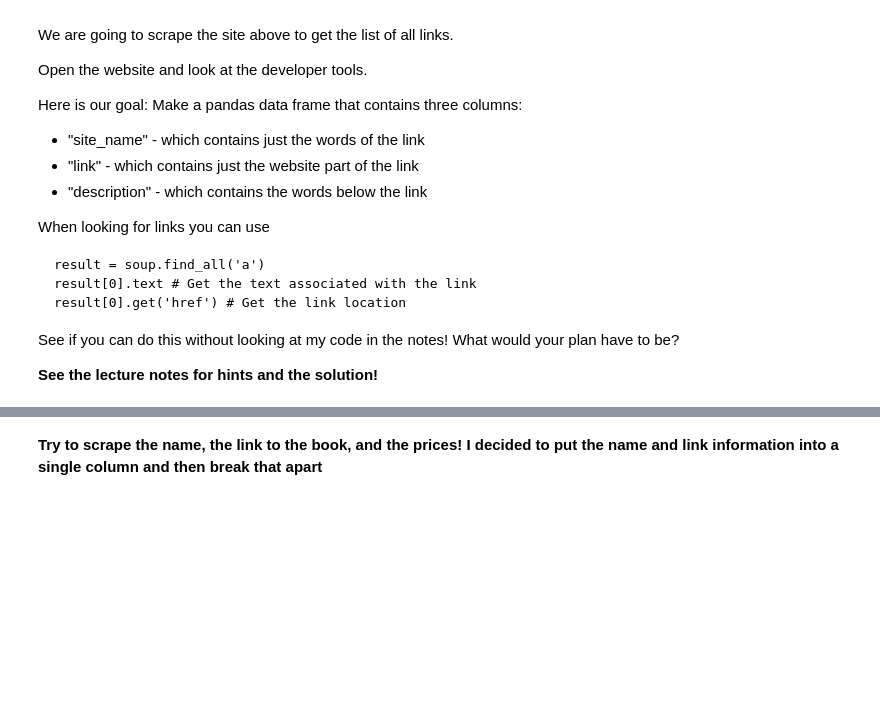
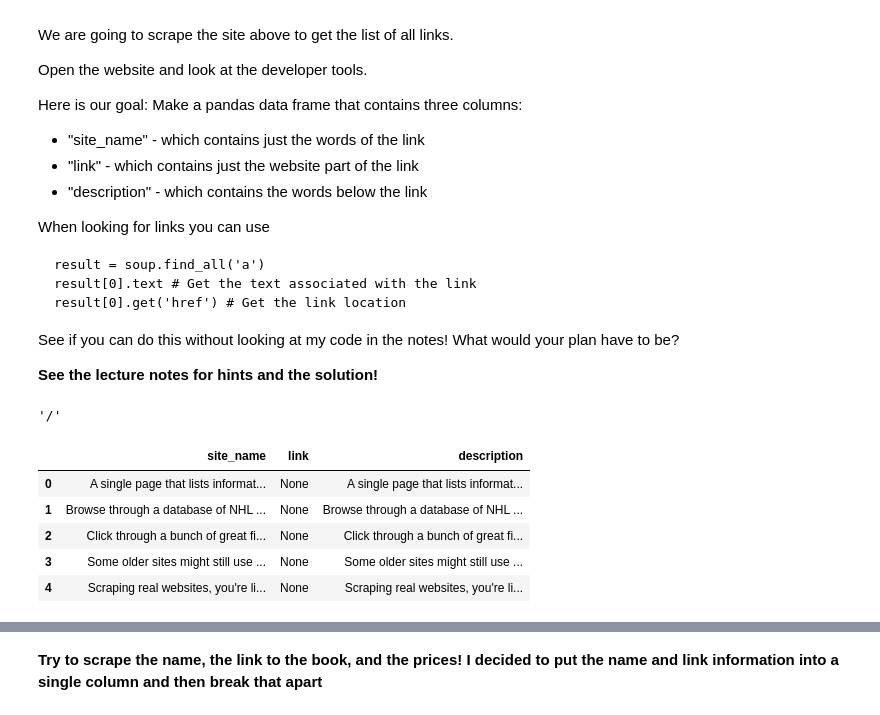
Before and after one commit to jfanshawe2/Day12, a Jupyter notebook: Day12-HW.ipynb, the cells around one changed output, grey strips where cells are left out. Saved outputs shown, nothing was run; the diff lists cells and outputs as text; code cells hidden in the pictures; blank space fills up the shorter version.

```diff
--- a/Day12-HW.ipynb
+++ b/Day12-HW.ipynb
@@ -292,7 +320,31 @@ See if you can do this without looking at my code in the notes! What would your
 
 **See the lecture notes for hints and the solution!**
 # %%
-website='https://books.toscrape.com/index.html'
+website='https://www.scrapethissite.com/pages/'
 raw_code = requests.get(website)
 html_doc = raw_code.text
 soup = BeautifulSoup(html_doc, 'html.parser')
+# %%
+result = soup.find_all('a')
+result[0].text.rstrip().lstrip()
+# The first few are from the top of the page not the main content
+result[0].get('href')
+# %% [output]
+'/'
+# %%
+DF = pd.DataFrame()
+result = soup.find_all('p',class_="lead session-desc")
+DF['site_name'] = result
+DF['site_name'] = DF['site_name'].apply(lambda x: x.text.lstrip().rstrip())
+DF['link'] = result
+DF['link'] = DF['link'].apply(lambda x: x.get('href'))
+DF['description'] = result
+DF['description'] = DF['description'].apply(lambda x: x.text.rstrip().lstrip())
+DF
+# %% [output]
+|  | site_name | link | description |
+| 0 | A single page that lists informat... | None | A single page that lists informat... |
+| 1 | Browse through a database of NHL ... | None | Browse through a database of NHL ... |
+| 2 | Click through a bunch of great fi... | None | Click through a bunch of great fi... |
+| 3 | Some older sites might still use ... | None | Some older sites might still use ... |
+| 4 | Scraping real websites, you're li... | None | Scraping real websites, you're li... |
```
Also changed, not shown: parts of 12 cells of this notebook.
